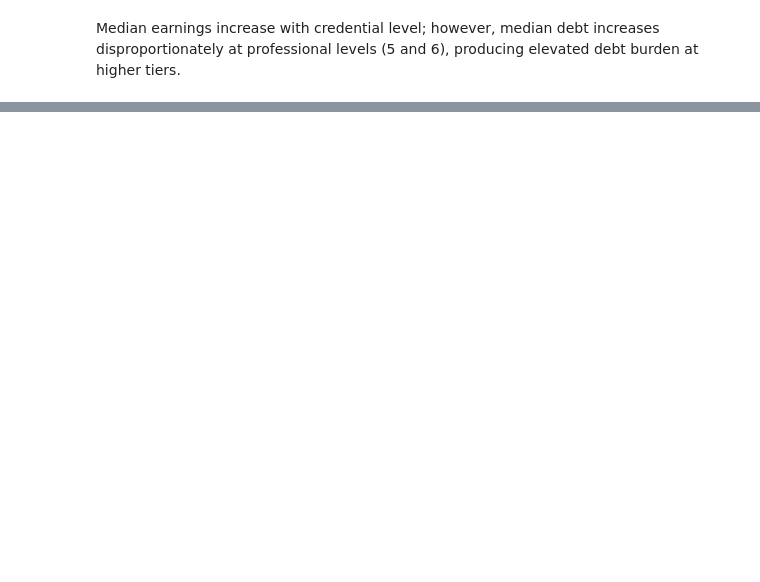
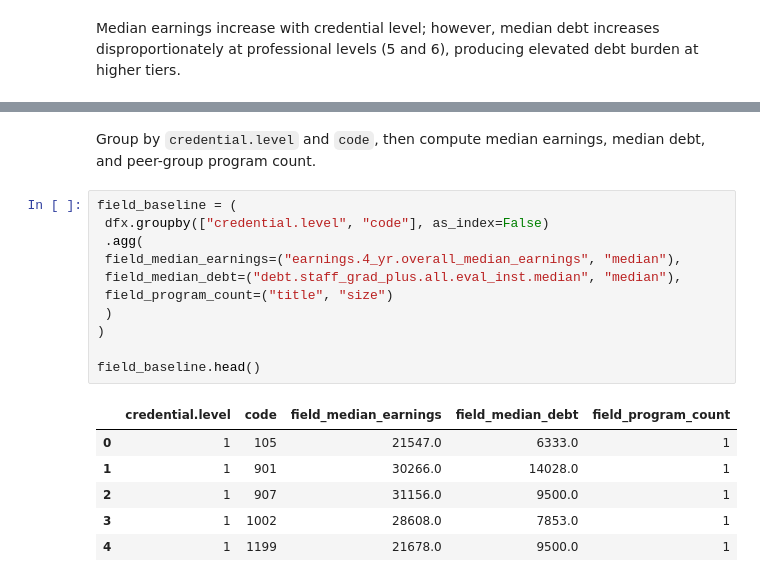
Before and after one commit to sebastianhonorat-dev/CAP_3764_2026_Spring_Team_6, a Jupyter notebook: notebooks/eda_outcomes_debt_earnings.ipynb, the cells around one changed output, grey strips where cells are left out. Saved outputs shown, nothing was run; the diff lists cells and outputs as text; blank space fills up the shorter version.

```diff
--- a/notebooks/eda_outcomes_debt_earnings.ipynb
+++ b/notebooks/eda_outcomes_debt_earnings.ipynb
@@ -264,0 +257,21 @@ Median earnings increase with credential level; however, median debt increases d
+# %% [markdown]
+
+Group by `credential.level` and `code`, then compute median earnings, median debt, and peer-group program count.
+# %%
+field_baseline = (
+ dfx.groupby(["credential.level", "code"], as_index=False)
+ .agg(
+ field_median_earnings=("earnings.4_yr.overall_median_earnings", "median"),
+ field_median_debt=("debt.staff_grad_plus.all.eval_inst.median", "median"),
+ field_program_count=("title", "size")
+ )
+)
+
+field_baseline.head()
+# %% [output]
+|  | credential.level | code | field_median_earnings | field_median_debt | field_program_count |
+| 0 | 1 | 105 | 21547.0 | 6333.0 | 1 |
+| 1 | 1 | 901 | 30266.0 | 14028.0 | 1 |
+| 2 | 1 | 907 | 31156.0 | 9500.0 | 1 |
+| 3 | 1 | 1002 | 28608.0 | 7853.0 | 1 |
+| 4 | 1 | 1199 | 21678.0 | 9500.0 | 1 |
```
Also changed, not shown: parts of 20 cells of this notebook.
